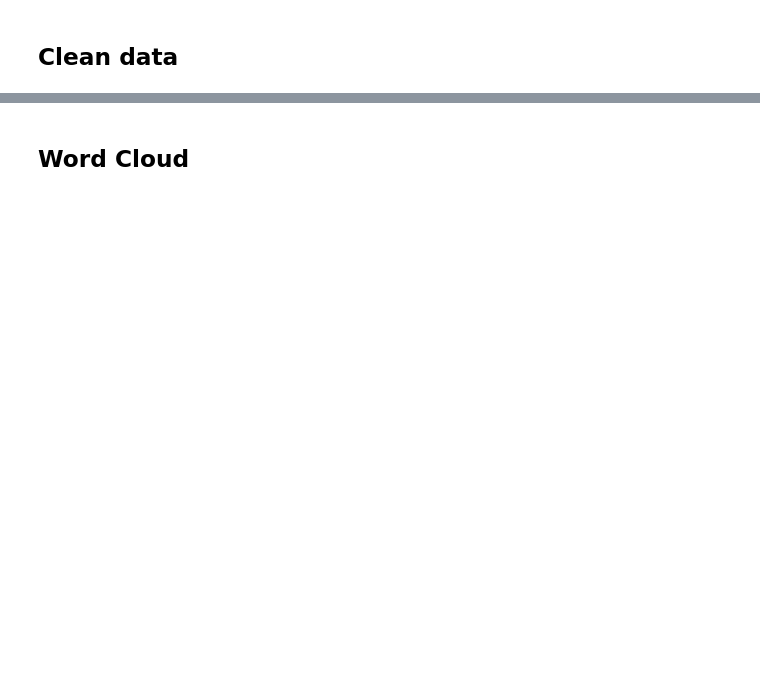
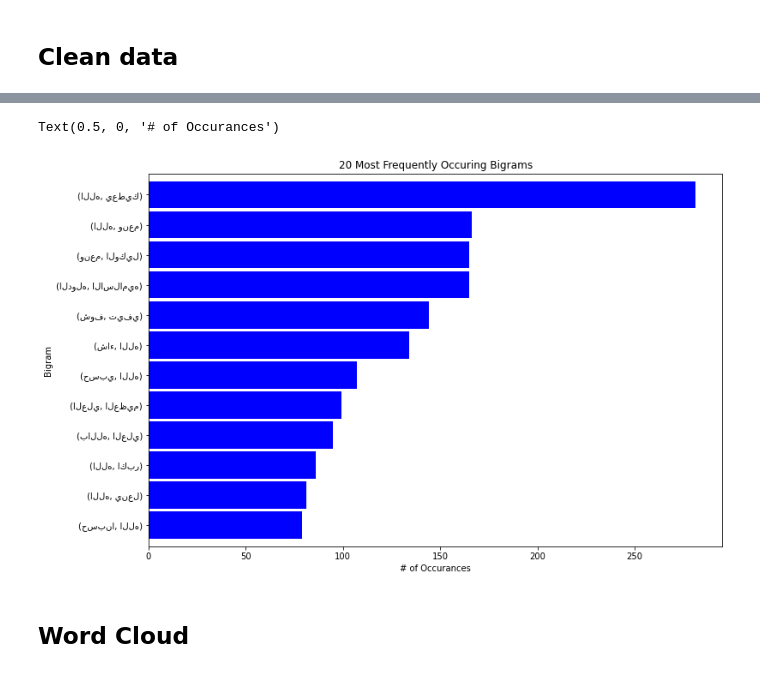
Before and after one commit to MouadBH/arabic-offensive-language-detection, a Jupyter notebook: tf_idf_feature.ipynb, the cells around one changed output, grey strips where cells are left out. Saved outputs shown, nothing was run; the diff lists cells and outputs as text; code cells hidden in the pictures; blank space fills up the shorter version.

```diff
--- a/tf_idf_feature.ipynb
+++ b/tf_idf_feature.ipynb
@@ -49,0 +98,5 @@ data.shape
+# %%
+words = comments.split(' ')
+# %%
+bigrams_series = (pd.Series(nltk.ngrams(words, 2)).value_counts())[:12]
+trigrams_series = (pd.Series(nltk.ngrams(words, 3)).value_counts())[:12]
@@ -50,2 +119,10 @@ data.shape
+# %%
+bigrams_series.sort_values().plot.barh(color='blue', width=.9, figsize=(12, 8))
+plt.title('20 Most Frequently Occuring Bigrams')
+plt.ylabel('Bigram')
+plt.xlabel('# of Occurances')
+# %% [output]
+Text(0.5, 0, '# of Occurances')
+[figure, added]
 # %% [markdown]
 ## Word Cloud
```
Also changed, not shown: parts of 26 cells of this notebook, 2 other files.
